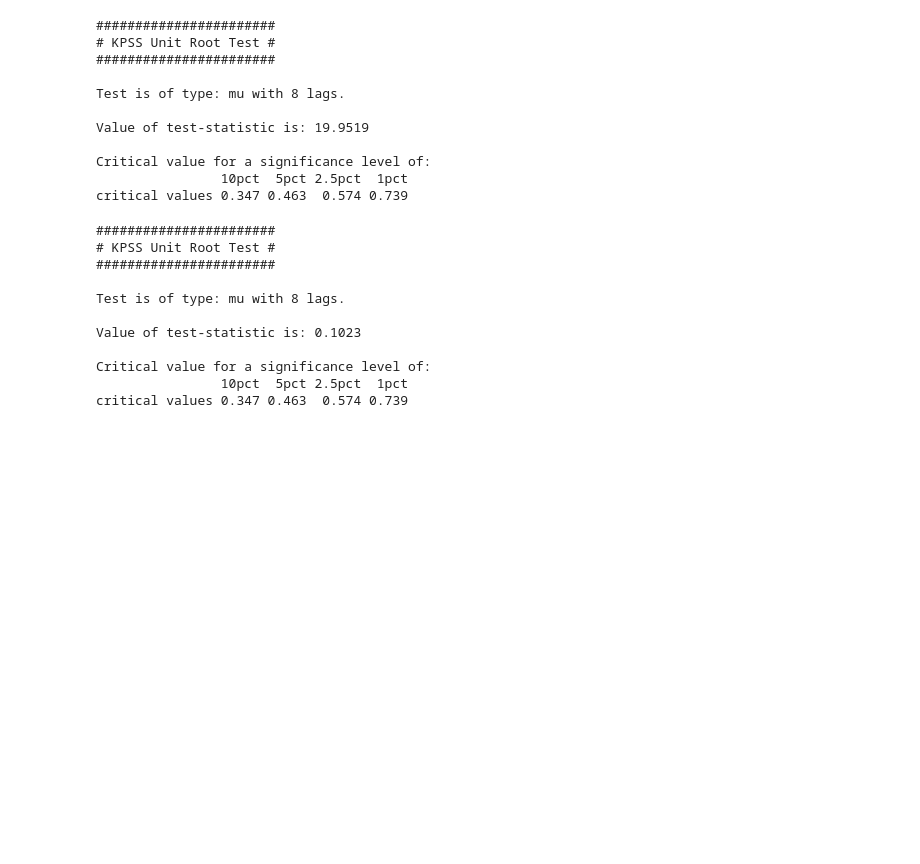
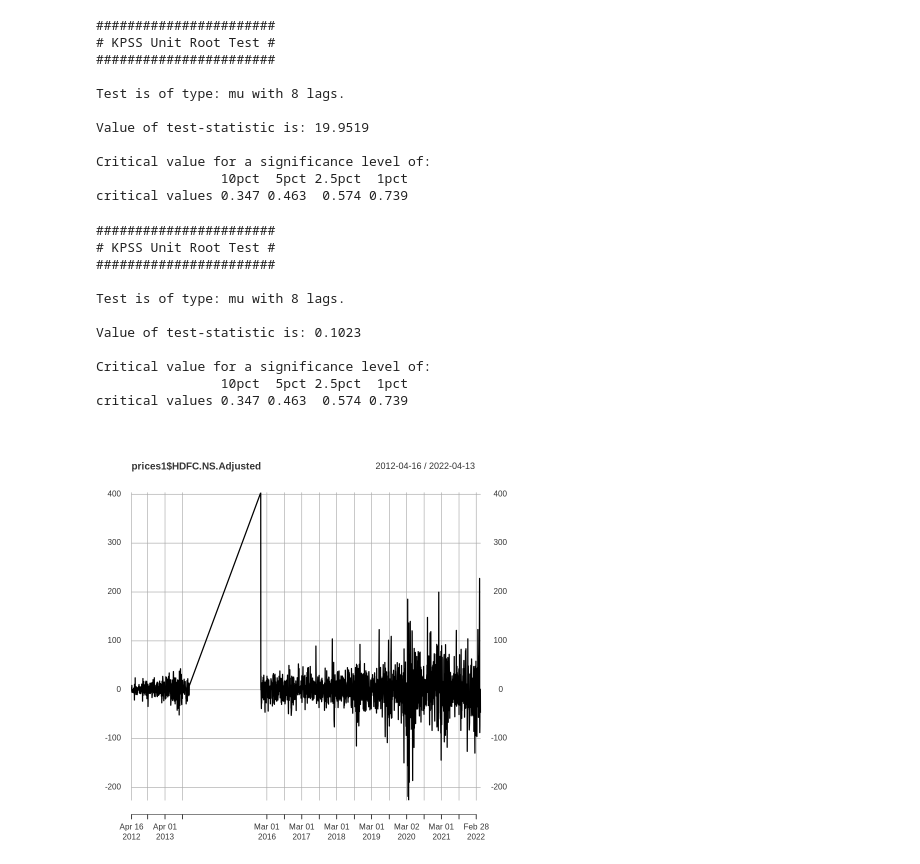
Before and after one commit to ravindrabajpai/sp_forecasting, a Jupyter notebook: r_colab_2.ipynb, the cells around one changed output. Saved outputs shown, nothing was run; the diff lists cells and outputs as text; code cells hidden in the pictures; blank space fills up the shorter version.

```diff
--- a/r_colab_2.ipynb
+++ b/r_colab_2.ipynb
@@ -314,3 +314,13 @@ Value of test-statistic is: 0.1023
 Critical value for a significance level of:
                 10pct  5pct 2.5pct  1pct
 critical values 0.347 0.463  0.574 0.739
+# %%
+# if data is not stationary then the first step is to make
+# the data stationalry
+# method to follow is the
+# Differenceing the data
+
+prices1 <- diff(prices)
+plot (prices1$HDFC.NS.Adjusted)
+# %% [output]
+[figure, added]
```
Also changed, not shown: parts of 8 cells of this notebook.
